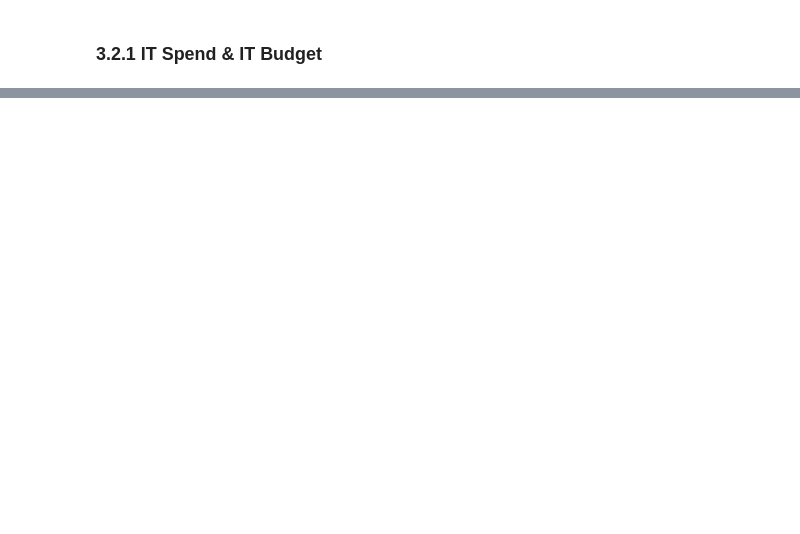
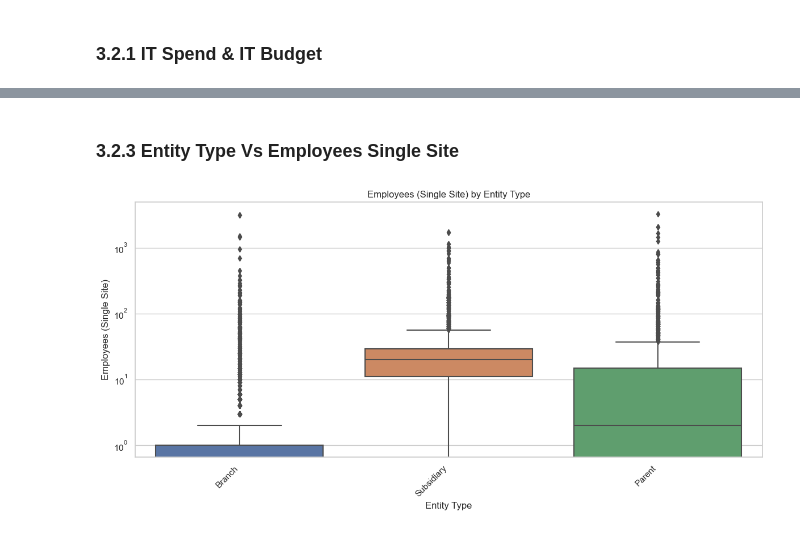
Before and after one commit to racxxhel/Corp_Intelligence, a Jupyter notebook: src/CAT_A_ACC.ipynb, the cells around one changed output, grey strips where cells are left out. Drawn from its saved outputs; the diff is of its cells as text; code cells hidden in the pictures; blank space fills up the shorter version.

```diff
--- a/src/CAT_A_ACC.ipynb
+++ b/src/CAT_A_ACC.ipynb
@@ -306,0 +368,21 @@ This explores relationships between 2 variables. We will explore variables that
+# %% [markdown]
+### 3.2.3 Entity Type Vs Employees Single Site
+# %%
+#boxplot on log scale
+
+plt.figure(figsize=(12, 6))
+sns.boxplot(
+    data=dropped_data,
+    x="Entity Type",
+    y="Employees Single Site"
+)
+
+plt.yscale("log")
+plt.xticks(rotation=45, ha="right")
+plt.title("Employees (Single Site) by Entity Type")
+plt.ylabel("Employees (Single Site)")
+plt.xlabel("Entity Type")
+plt.tight_layout()
+plt.show()
+# %% [output]
+[figure, added]
```
Also changed, not shown: parts of 17 cells of this notebook.
